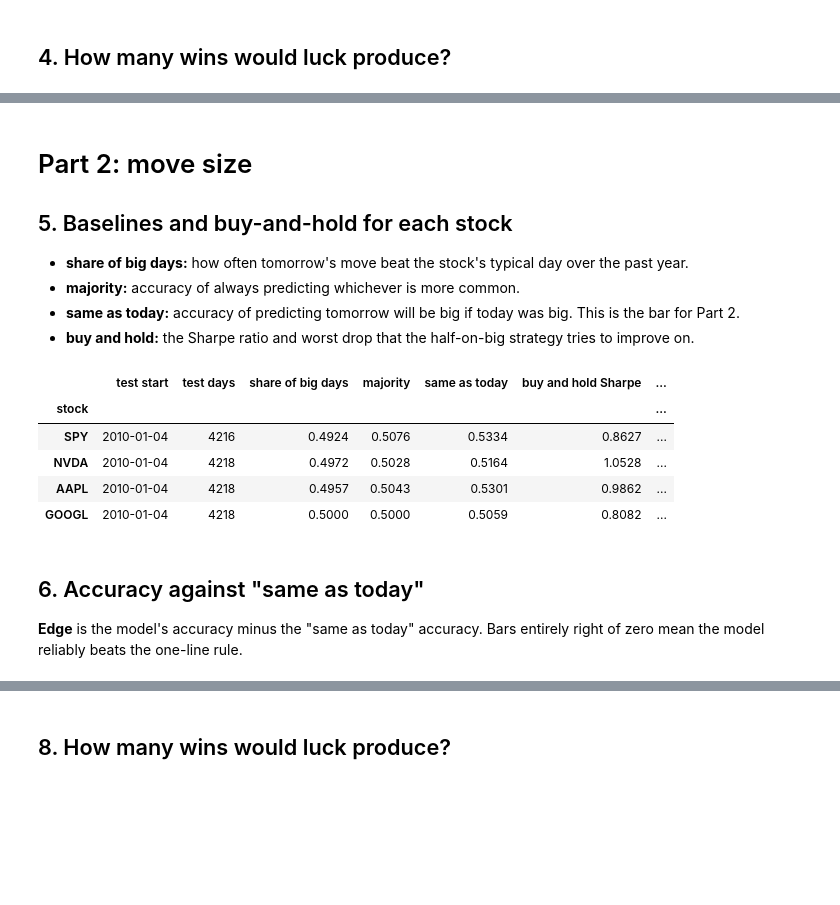
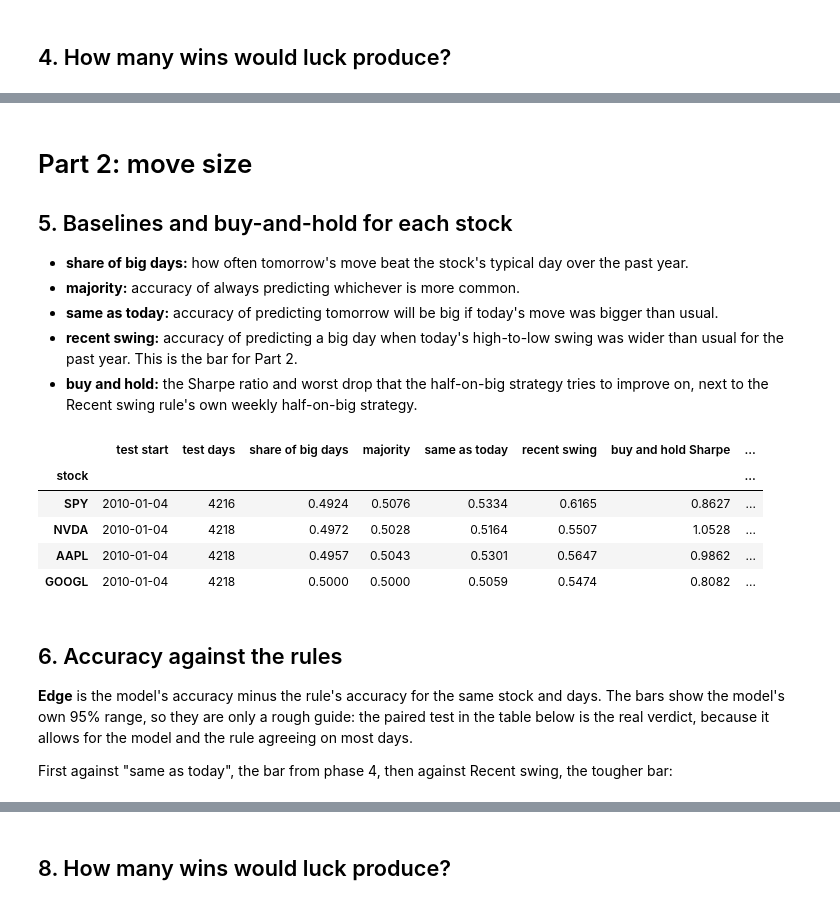
Before and after one commit to pranaysharma13/stock-movement-predictor, a Jupyter notebook: reports/comparison.ipynb, the cells around one changed output, grey strips where cells are left out. Cells and saved outputs as stored; diff of their text form; code cells hidden in the pictures; blank space fills up the shorter version.

Commit message:
Phase 4.1 reports.

```diff
--- a/reports/comparison.ipynb
+++ b/reports/comparison.ipynb
@@ -165,27 +161,32 @@ A handful of passes at 5%, close to what luck predicts, is **not** evidence of s
 
 - **share of big days:** how often tomorrow's move beat the stock's typical day over the past year.
 - **majority:** accuracy of always predicting whichever is more common.
-- **same as today:** accuracy of predicting tomorrow will be big if today was big. This is the bar for Part 2.
-- **buy and hold:** the Sharpe ratio and worst drop that the half-on-big strategy tries to improve on.
+- **same as today:** accuracy of predicting tomorrow will be big if today's move was bigger than usual.
+- **recent swing:** accuracy of predicting a big day when today's high-to-low swing was wider than usual for the past year. This is the bar for Part 2.
+- **buy and hold:** the Sharpe ratio and worst drop that the half-on-big strategy tries to improve on, next to the Recent swing rule's own weekly half-on-big strategy.
 # %%
 pd.DataFrame([
     {"stock": s["ticker"], "test start": s["volatility"]["test start"], "test days": s["volatility"]["test days"],
      "share of big days": s["volatility"]["share of big days"],
      "majority": s["volatility"]["majority accuracy"],
      "same as today": s["volatility"]["same as today accuracy"],
+     "recent swing": s["volatility"]["recent swing accuracy"],
      "buy and hold Sharpe": s["volatility"]["buy and hold"]["Sharpe ratio"],
-     "buy and hold max drawdown": s["volatility"]["buy and hold"]["max drawdown"]}
+     "buy and hold max drawdown": s["volatility"]["buy and hold"]["max drawdown"],
+     "recent swing weekly Sharpe": s["volatility"]["recent swing strategy"]["strategy (weekly)"]["Sharpe ratio"]}
     for s in summaries
 ]).set_index("stock")
 # %% [output]
-|  | test start | test days | share of big days | majority | same as today | buy and hold Sharpe | ... |
-| stock |  |  |  |  |  |  | ... |
-| SPY | 2010-01-04 | 4216 | 0.4924 | 0.5076 | 0.5334 | 0.8627 | ... |
-| NVDA | 2010-01-04 | 4218 | 0.4972 | 0.5028 | 0.5164 | 1.0528 | ... |
-| AAPL | 2010-01-04 | 4218 | 0.4957 | 0.5043 | 0.5301 | 0.9862 | ... |
-| GOOGL | 2010-01-04 | 4218 | 0.5000 | 0.5000 | 0.5059 | 0.8082 | ... |
+|  | test start | test days | share of big days | majority | same as today | recent swing | buy and hold Sharpe | ... |
+| stock |  |  |  |  |  |  |  | ... |
+| SPY | 2010-01-04 | 4216 | 0.4924 | 0.5076 | 0.5334 | 0.6165 | 0.8627 | ... |
+| NVDA | 2010-01-04 | 4218 | 0.4972 | 0.5028 | 0.5164 | 0.5507 | 1.0528 | ... |
+| AAPL | 2010-01-04 | 4218 | 0.4957 | 0.5043 | 0.5301 | 0.5647 | 0.9862 | ... |
+| GOOGL | 2010-01-04 | 4218 | 0.5000 | 0.5000 | 0.5059 | 0.5474 | 0.8082 | ... |
-# %% [markdown]
-## 6. Accuracy against "same as today"
-
-**Edge** is the model's accuracy minus the "same as today" accuracy. Bars entirely right of zero mean the model reliably beats the one-line rule.
+# %% [markdown]
+## 6. Accuracy against the rules
+
+**Edge** is the model's accuracy minus the rule's accuracy for the same stock and days. The bars show the model's own 95% range, so they are only a rough guide: the paired test in the table below is the real verdict, because it allows for the model and the rule agreeing on most days.
+
+First against "same as today", the bar from phase 4, then against Recent swing, the tougher bar:
 # %%
```
Also changed, not shown: parts of 10 cells of this notebook, 8 other files.
